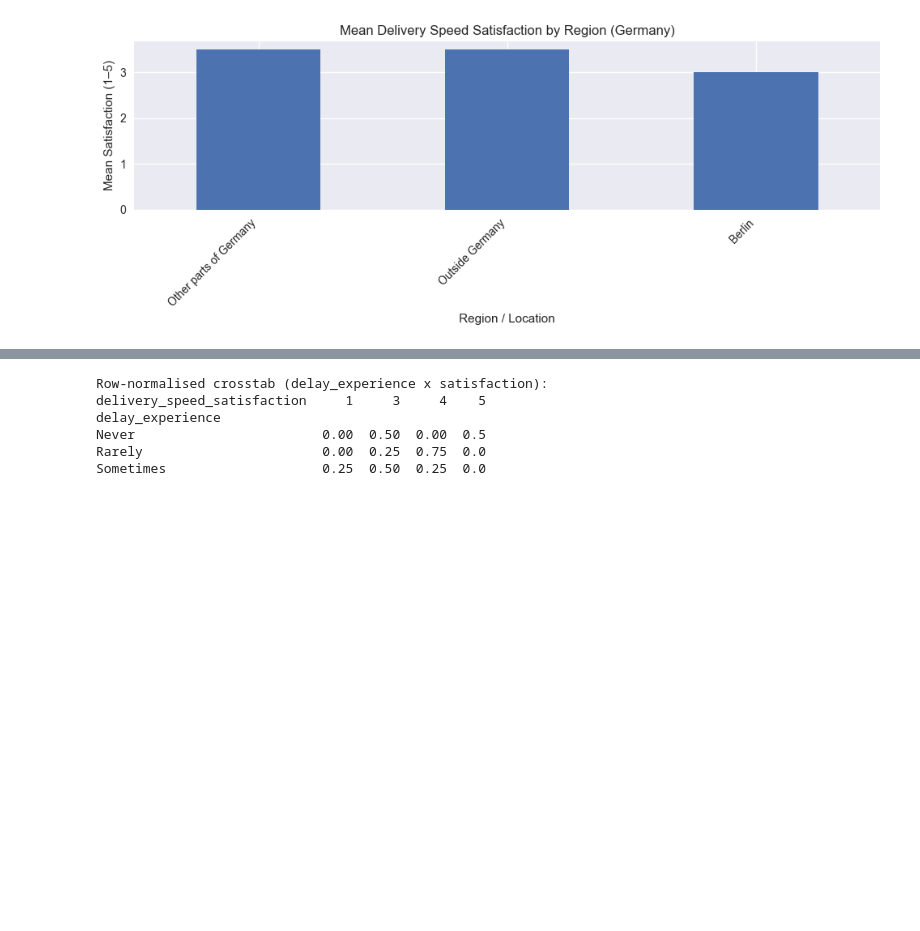
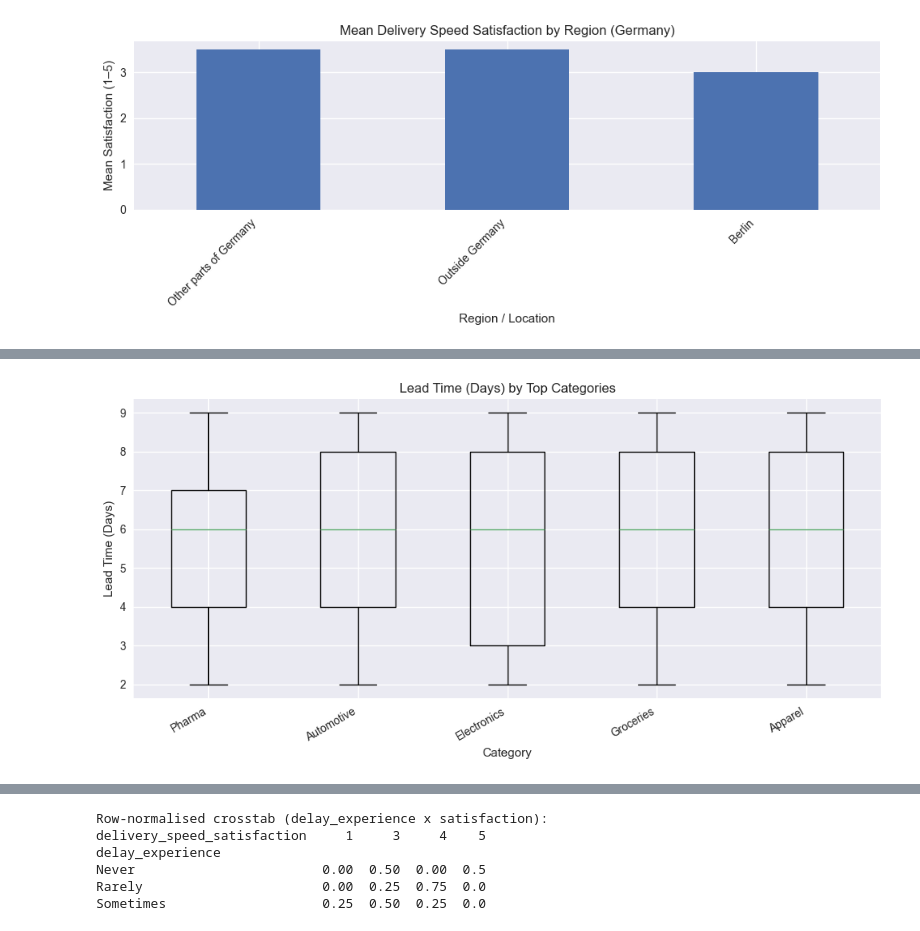
Before and after one commit to vbarbas03/Dissertation-, a Jupyter notebook: dissertation.ipynb, the cells around one changed output, grey strips where cells are left out. Cells and saved outputs as stored; diff of their text form; code cells hidden in the pictures; blank space fills up the shorter version.

```diff
--- a/dissertation.ipynb
+++ b/dissertation.ipynb
@@ -628,0 +665,24 @@ Name: delivery_speed_satisfaction, dtype: float64
+# %%
+# Detect category column safely
+cat_col = "category" if "category" in log_df.columns else None
+
+if cat_col:
+    top_cats = log_df[cat_col].value_counts().head(8).index
+    subset = log_df[log_df[cat_col].isin(top_cats)]
+
+    # Prepare data for boxplot
+    data = [subset[subset[cat_col] == c]["lead_time_days"].dropna() for c in top_cats]
+
+    plt.figure(figsize=(10, 5))
+    plt.boxplot(data, labels=top_cats, showfliers=True)
+    plt.title("Lead Time (Days) by Top Categories")
+    plt.xlabel("Category")
+    plt.ylabel("Lead Time (Days)")
+    plt.xticks(rotation=30, ha="right")
+    plt.tight_layout()
+    plt.savefig("ch4_leadtime_by_category_box.png")
+    plt.show()
+else:
+    print("No 'category' column found — skip lead time by category plot.")
+# %% [output]
+[figure, added]
```
Also changed, not shown: parts of 7 cells of this notebook.
